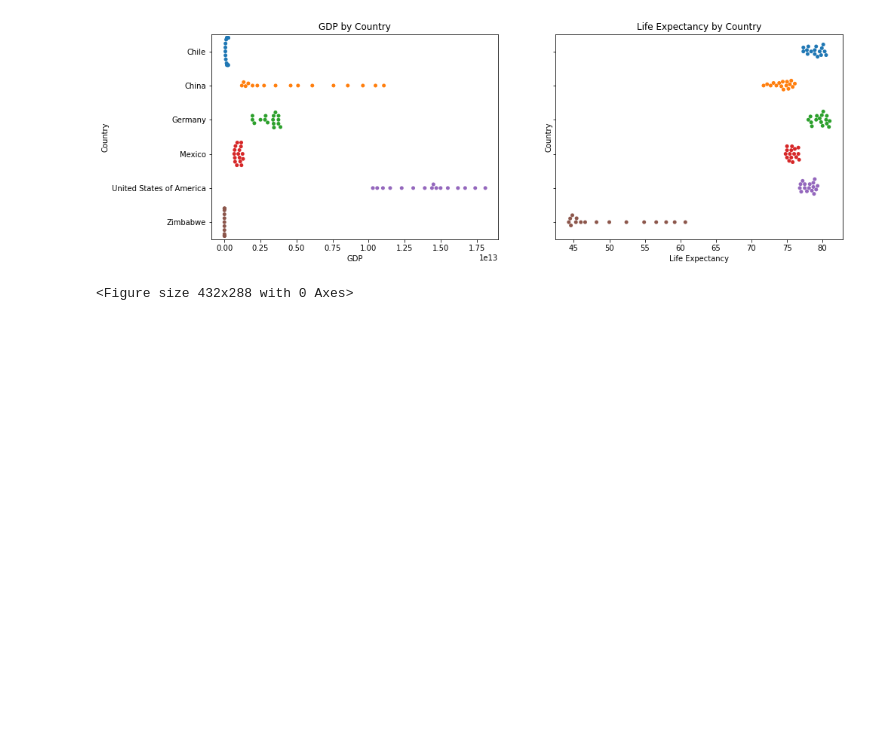
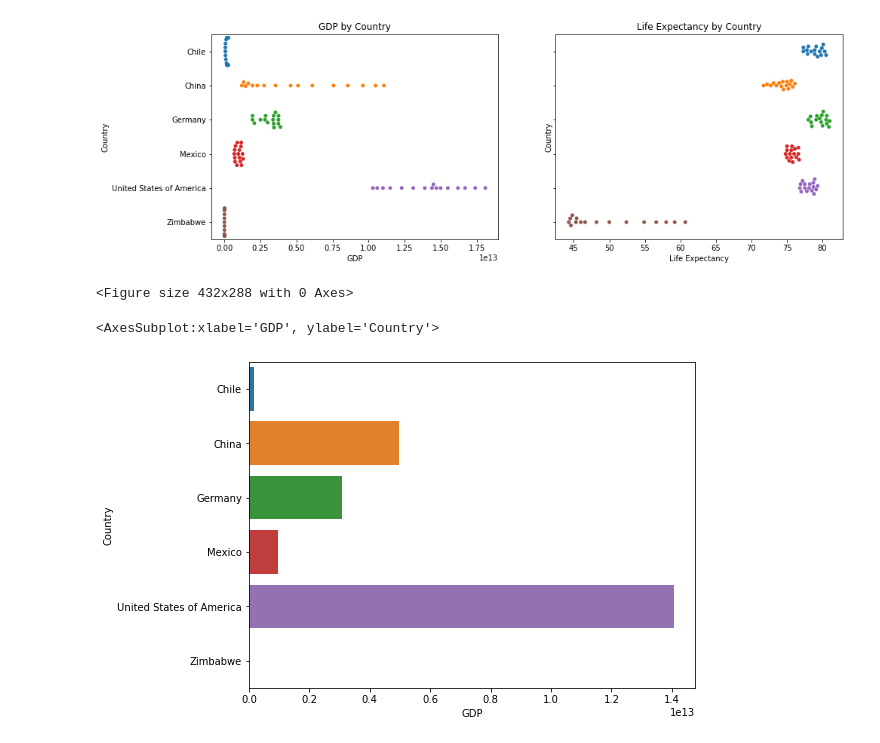
Before and after one commit to Gigabyte2408/life-expectancy-gdp-project, a Jupyter notebook: life_expectancy_gdp.ipynb, the cells around one changed output. Cells and saved outputs as stored; diff of their text form; code cells hidden in the pictures; blank space fills up the shorter version.

```diff
--- a/life_expectancy_gdp.ipynb
+++ b/life_expectancy_gdp.ipynb
@@ -169,3 +170,10 @@ plt.clf()
 # %% [output]
 [figure]
 <Figure size 432x288 with 0 Axes>
+# %%
+dfmeans = df.drop('Year', axis = 1).groupby('Country').mean().reset_index()
+plt.figure(figsize = (8,6))
+sns.barplot(x = 'GDP', y = 'Country', data = dfmeans)
+# %% [output]
+<AxesSubplot:xlabel='GDP', ylabel='Country'>
+[figure, added]
```
Also changed, not shown: parts of 5 cells of this notebook.
